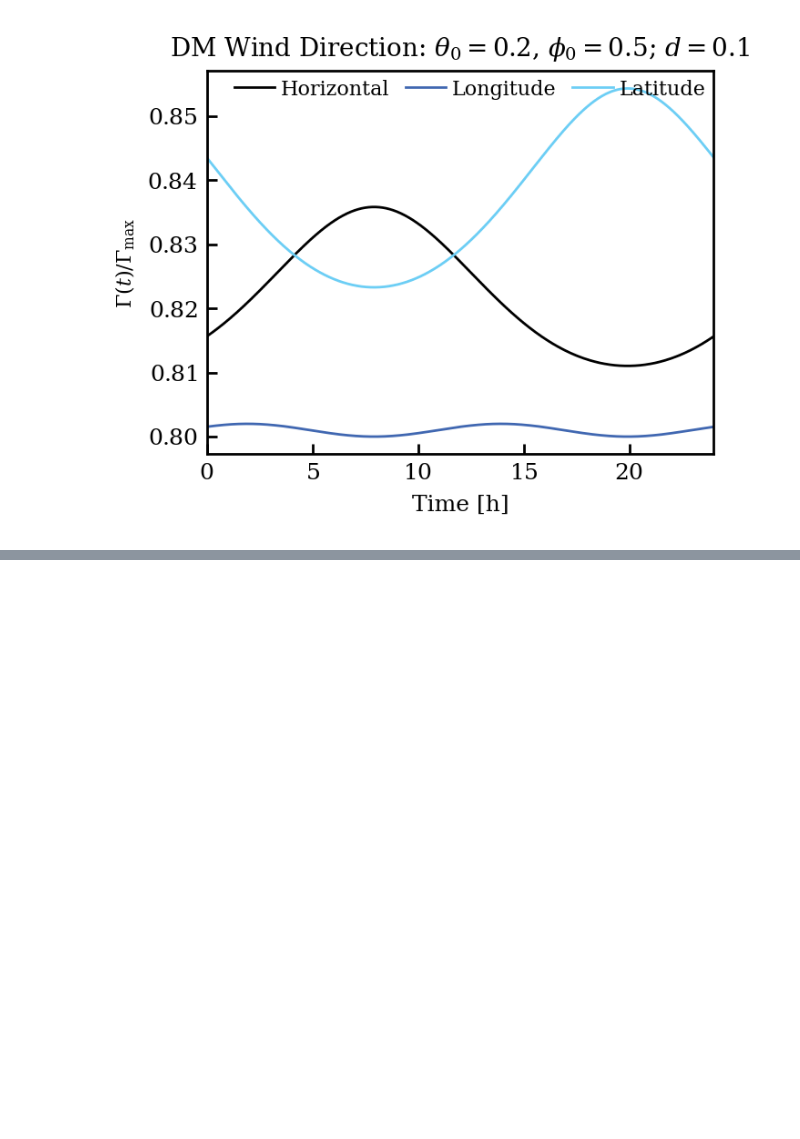
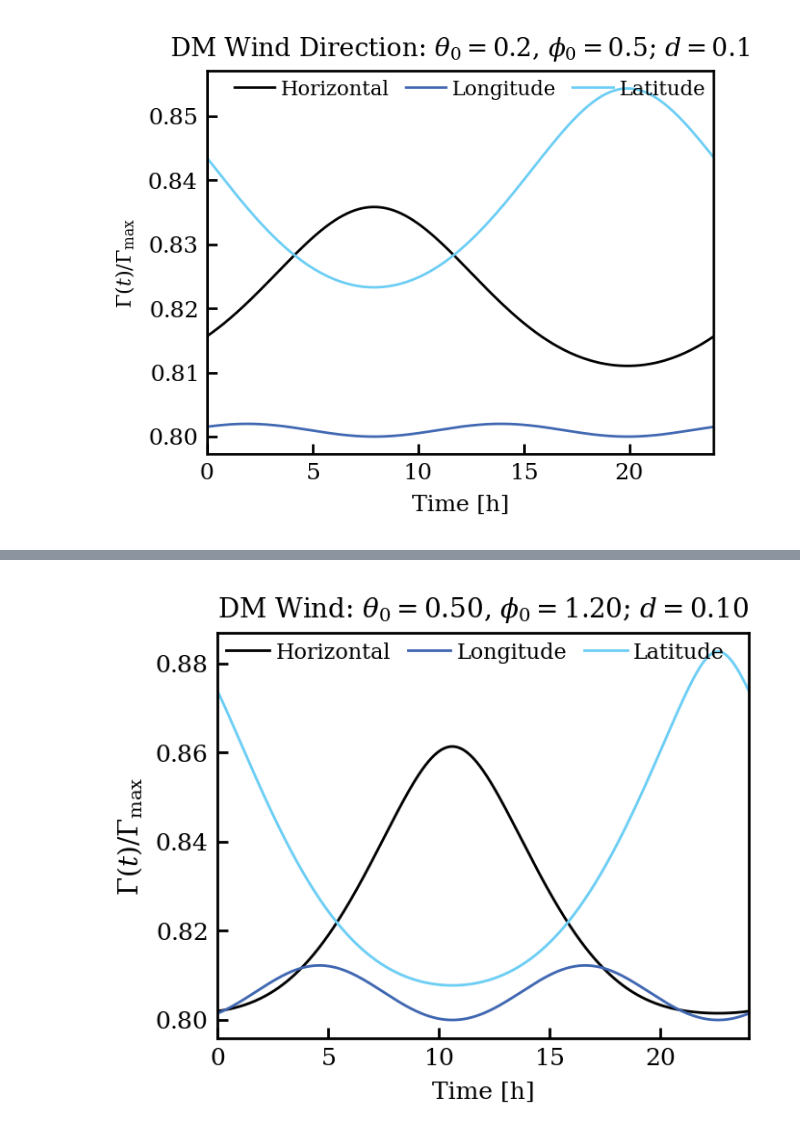
Before and after one commit to FaroutYLq/axioph, a Jupyter notebook: Directionality/sc_directionality.ipynb, the cells around one changed output, grey strips where cells are left out. Drawn from its saved outputs; the diff is of its cells as text; code cells hidden in the pictures; blank space fills up the shorter version.

```diff
--- a/Directionality/sc_directionality.ipynb
+++ b/Directionality/sc_directionality.ipynb
@@ -173,0 +175,4 @@ plot_dm_rate_vs_time(d=0.1, theta0=0.2, phi0=0.5)
+# %%
+plot_dm_rate_vs_time(d=0.1, theta0=0.5, phi0=1.2)
+# %% [output]
+[figure, added]
```
Also changed, not shown: parts of 1 cell of this notebook.
